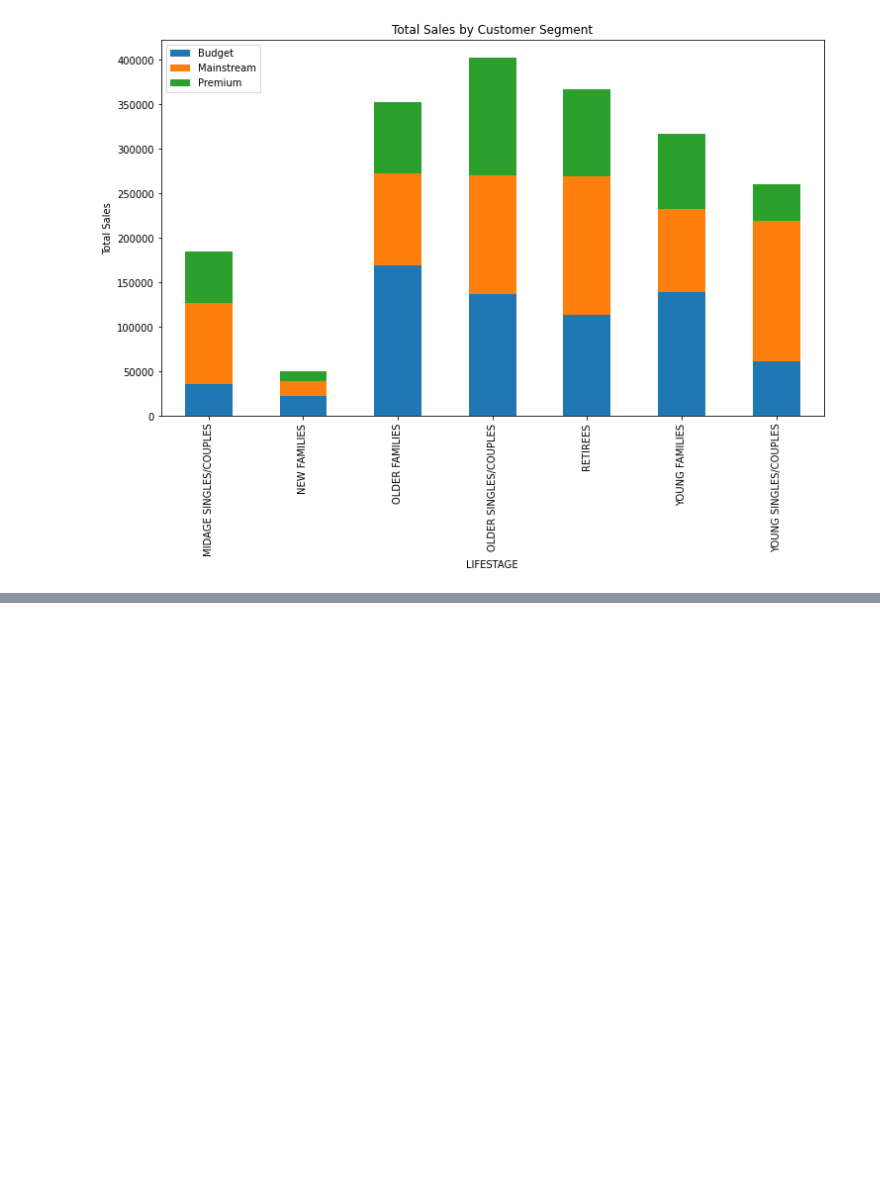
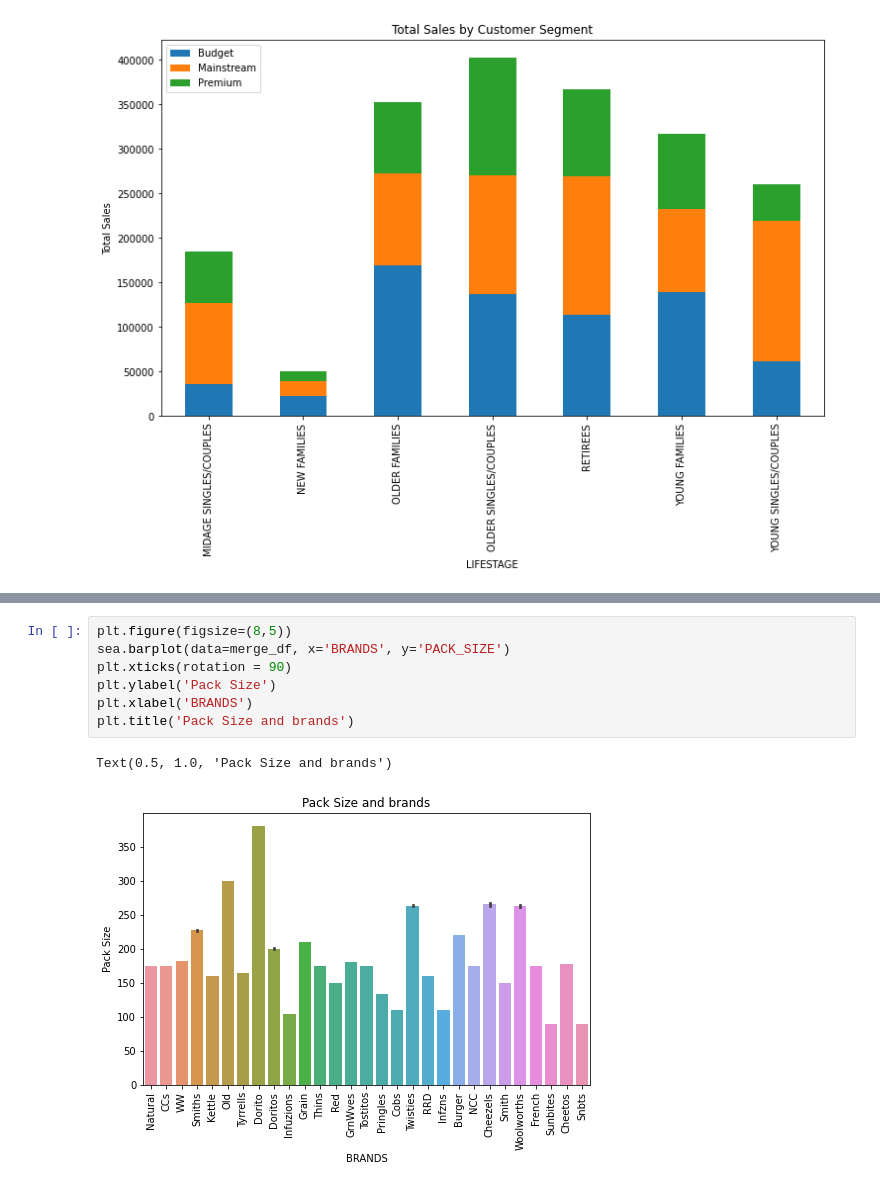
Before and after one commit to darsh996/Quantium_Internship, a Jupyter notebook: EDA_quantium.ipynb, the cells around one changed output, grey strips where cells are left out. Cells and saved outputs as stored; diff of their text form; blank space fills up the shorter version.

```diff
--- a/EDA_quantium.ipynb
+++ b/EDA_quantium.ipynb
@@ -442,0 +534,10 @@ plt.legend(['Budget', 'Mainstream', 'Premium'], loc = 2)
+# %%
+plt.figure(figsize=(8,5))
+sea.barplot(data=merge_df, x='BRANDS', y='PACK_SIZE')
+plt.xticks(rotation = 90)
+plt.ylabel('Pack Size')
+plt.xlabel('BRANDS')
+plt.title('Pack Size and brands')
+# %% [output]
+Text(0.5, 1.0, 'Pack Size and brands')
+[figure, added]
```
Also changed, not shown: parts of 13 cells of this notebook, 1 other file.
